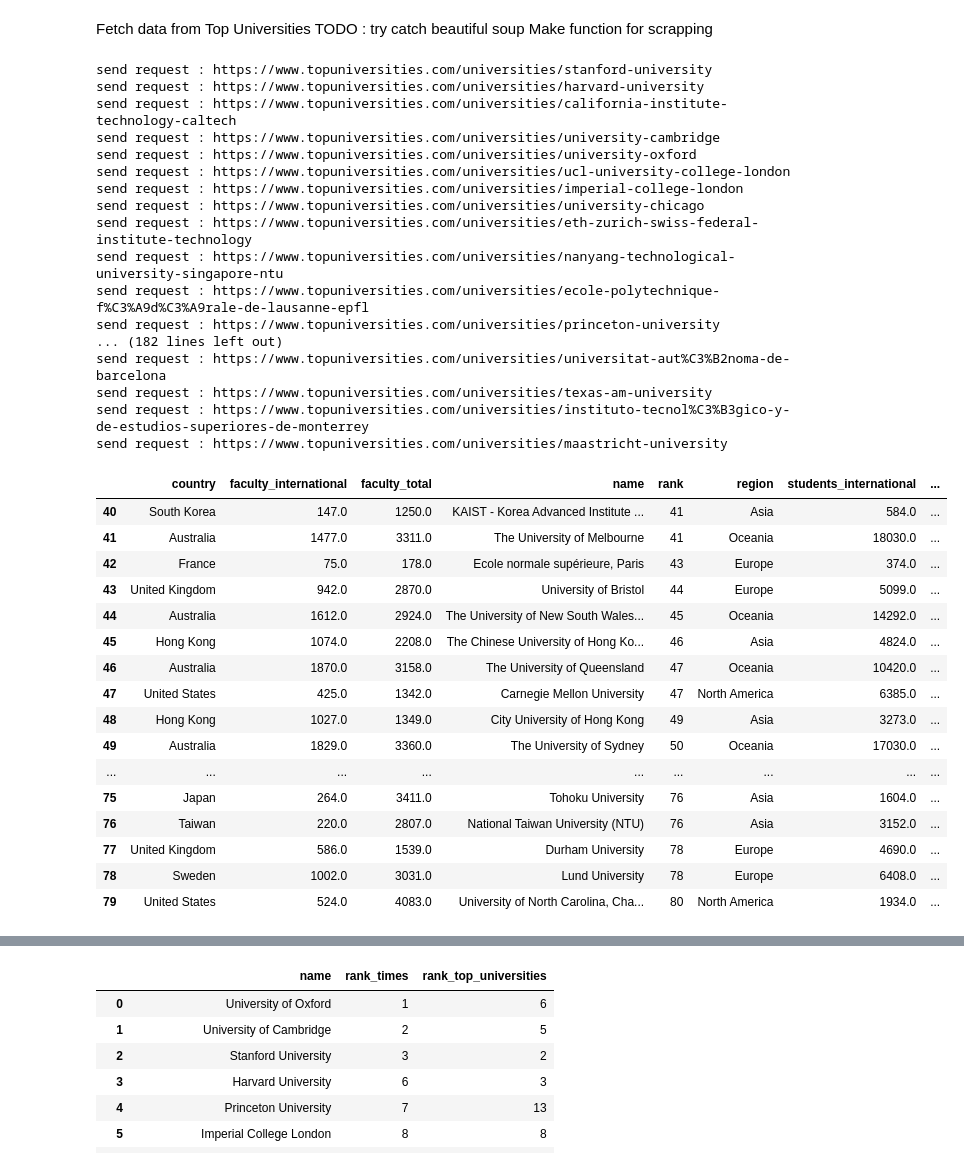
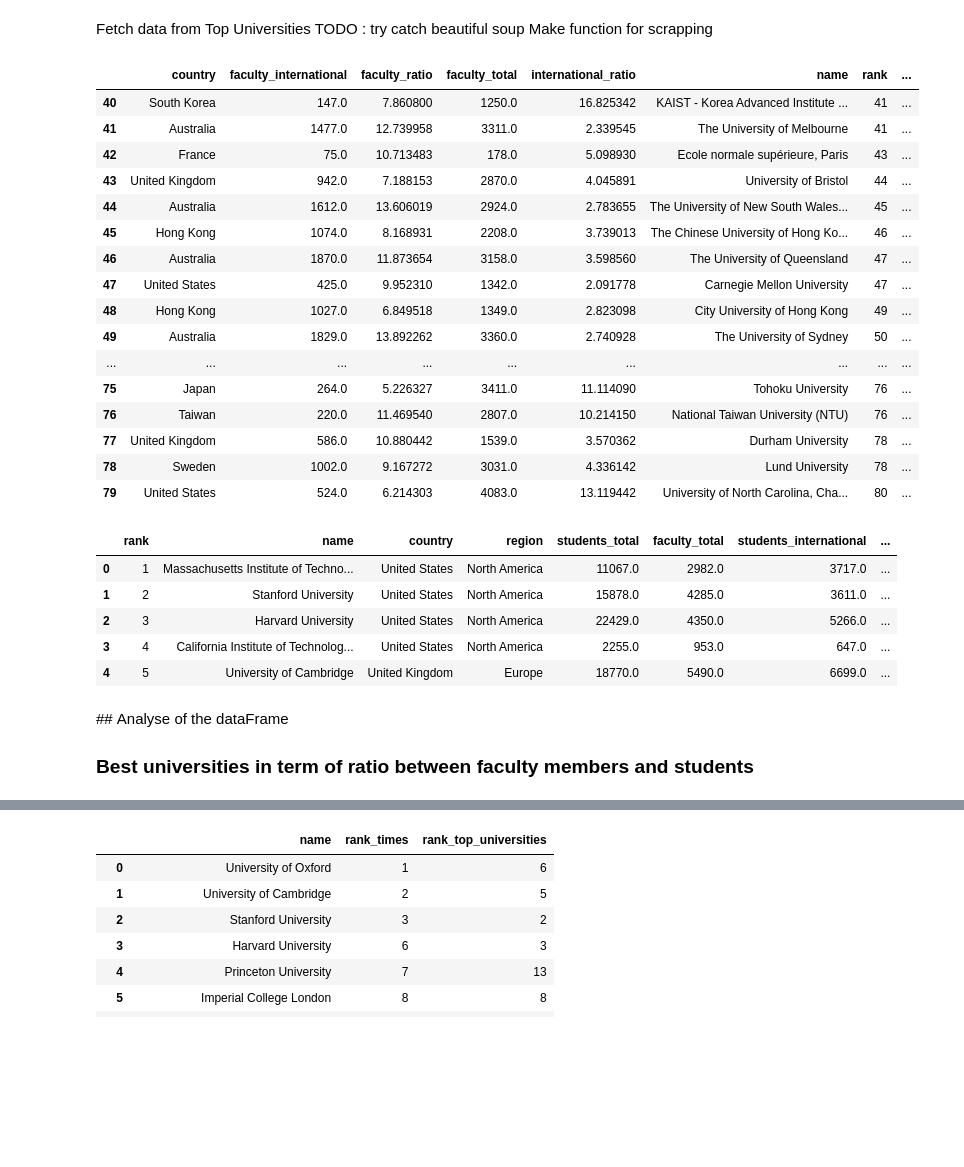
Before and after one commit to ImLemni/ada-epfl, a Jupyter notebook: 02-Data/homework2.ipynb, the cells around one changed output, grey strips where cells are left out. Cells and saved outputs as stored; diff of their text form; code cells hidden in the pictures; blank space fills up the shorter version.

```diff
--- a/02-Data/homework2.ipynb
+++ b/02-Data/homework2.ipynb
@@ -86,7 +89,7 @@ def read_percentage(raw_percentage):
 # %% [markdown]
 TODO : Describe data
 # %%
-def make_entry(name, rank, country, region, faculty_total, faculty_international, students_total, students_international, **extra_keys):
+def make_entry(name, rank, country, region, faculty_total, faculty_international, students_total, students_international,faculty_ratio,intern_ratio, **extra_keys):
     return {
         "name": name,
         "rank": rank,
@@ -96,6 +99,8 @@ def make_entry(name, rank, country, region, faculty_total, faculty_international
         "faculty_international": faculty_international,
         "students_total": students_total,
         "students_international": students_international,
+        "faculty_ratio":faculty_ratio,
+        "international_ratio":intern_ratio,
         **extra_keys
     }
 # %%
@@ -146,66 +151,66 @@ def read_top_universities_entry(raw_entry, html_details):
 
     students_international_str  = find_value_html("total inter",html_details)
     students_international = read_us_formatted_integer(students_international_str) if students_international_str is not None else None
-
-    return make_entry(name, rank, country, region, faculty_total, faculty_international, students_total, students_international)
+    faculty_ratio = students_total/faculty_total if students_total is not None and faculty_total is not None else None
+    intern_ratio = students_total/students_international if students_total is not None and students_international is not None else None
+    return make_entry(name, rank, country, region, faculty_total, faculty_international, students_total, students_international,faculty_ratio,intern_ratio)
 
 
 def get_top_universities_data(raw_ranking_data, max_rank):
     """
     Return the list of parsed enries (with details) of the top universities ranking.
     It may perform network requests.
     """
     for raw_entry in raw_ranking_data:
         entry = {}
 
         rank = read_rank(raw_entry["rank_display"])
         if (rank > max_rank):
             # Assume sorted raw ranks to break (instead of `continue`-ing)
             break
 
         details_reponse = cached_get_request(TOP_UNIVERSITIES_BASE_URL + raw_entry["url"])
         raw_details_data = BeautifulSoup(details_reponse.text, 'html.parser')
 
         yield read_top_universities_entry(raw_entry, raw_details_data)
 
 
 def get_top_universities_df(raw_ranking_data, max_rank):
     return pd.DataFrame([*get_top_universities_data(raw_ranking_data, max_rank)])
 
 top_universities_df = get_top_universities_df(raw_ranking_data, MAX_RANK)
 top_universities_df[40:80]
 # %% [output]
-send request : https://www.topuniversities.com/universities/stanford-university
-send request : https://www.topuniversities.com/universities/harvard-university
-send request : https://www.topuniversities.com/universities/california-institute-technology-caltech
-send request : https://www.topuniversities.com/universities/university-cambridge
-send request : https://www.topuniversities.com/universities/university-oxford
-send request : https://www.topuniversities.com/universities/ucl-university-college-london
-send request : https://www.topuniversities.com/universities/imperial-college-london
-send request : https://www.topuniversities.com/universities/university-chicago
-send request : https://www.topuniversities.com/universities/eth-zurich-swiss-federal-institute-technology
-send request : https://www.topuniversities.com/universities/nanyang-technological-university-singapore-ntu
-send request : https://www.topuniversities.com/universities/ecole-polytechnique-f%C3%A9d%C3%A9rale-de-lausanne-epfl
-send request : https://www.topuniversities.com/universities/princeton-university
-... (182 lines left out)
-send request : https://www.topuniversities.com/universities/universitat-aut%C3%B2noma-de-barcelona
-send request : https://www.topuniversities.com/universities/texas-am-university
-send request : https://www.topuniversities.com/universities/instituto-tecnol%C3%B3gico-y-de-estudios-superiores-de-monterrey
-send request : https://www.topuniversities.com/universities/maastricht-university
-|  | country | faculty_international | faculty_total | name | rank | region | students_international | ... |
-| 40 | South Korea | 147.0 | 1250.0 | KAIST - Korea Advanced Institute ... | 41 | Asia | 584.0 | ... |
-| 41 | Australia | 1477.0 | 3311.0 | The University of Melbourne | 41 | Oceania | 18030.0 | ... |
-| 42 | France | 75.0 | 178.0 | Ecole normale supérieure, Paris | 43 | Europe | 374.0 | ... |
-| 43 | United Kingdom | 942.0 | 2870.0 | University of Bristol | 44 | Europe | 5099.0 | ... |
-| 44 | Australia | 1612.0 | 2924.0 | The University of New South Wales... | 45 | Oceania | 14292.0 | ... |
-| 45 | Hong Kong | 1074.0 | 2208.0 | The Chinese University of Hong Ko... | 46 | Asia | 4824.0 | ... |
-| 46 | Australia | 1870.0 | 3158.0 | The University of Queensland | 47 | Oceania | 10420.0 | ... |
-| 47 | United States | 425.0 | 1342.0 | Carnegie Mellon University | 47 | North America | 6385.0 | ... |
-| 48 | Hong Kong | 1027.0 | 1349.0 | City University of Hong Kong | 49 | Asia | 3273.0 | ... |
-| 49 | Australia | 1829.0 | 3360.0 | The University of Sydney | 50 | Oceania | 17030.0 | ... |
+|  | country | faculty_international | faculty_ratio | faculty_total | international_ratio | name | rank | ... |
+| 40 | South Korea | 147.0 | 7.860800 | 1250.0 | 16.825342 | KAIST - Korea Advanced Institute ... | 41 | ... |
+| 41 | Australia | 1477.0 | 12.739958 | 3311.0 | 2.339545 | The University of Melbourne | 41 | ... |
+| 42 | France | 75.0 | 10.713483 | 178.0 | 5.098930 | Ecole normale supérieure, Paris | 43 | ... |
+| 43 | United Kingdom | 942.0 | 7.188153 | 2870.0 | 4.045891 | University of Bristol | 44 | ... |
+| 44 | Australia | 1612.0 | 13.606019 | 2924.0 | 2.783655 | The University of New South Wales... | 45 | ... |
+| 45 | Hong Kong | 1074.0 | 8.168931 | 2208.0 | 3.739013 | The Chinese University of Hong Ko... | 46 | ... |
+| 46 | Australia | 1870.0 | 11.873654 | 3158.0 | 3.598560 | The University of Queensland | 47 | ... |
+| 47 | United States | 425.0 | 9.952310 | 1342.0 | 2.091778 | Carnegie Mellon University | 47 | ... |
+| 48 | Hong Kong | 1027.0 | 6.849518 | 1349.0 | 2.823098 | City University of Hong Kong | 49 | ... |
+| 49 | Australia | 1829.0 | 13.892262 | 3360.0 | 2.740928 | The University of Sydney | 50 | ... |
 | ... | ... | ... | ... | ... | ... | ... | ... | ... |
-| 75 | Japan | 264.0 | 3411.0 | Tohoku University | 76 | Asia | 1604.0 | ... |
-| 76 | Taiwan | 220.0 | 2807.0 | National Taiwan University (NTU) | 76 | Asia | 3152.0 | ... |
-| 77 | United Kingdom | 586.0 | 1539.0 | Durham University | 78 | Europe | 4690.0 | ... |
-| 78 | Sweden | 1002.0 | 3031.0 | Lund University | 78 | Europe | 6408.0 | ... |
-| 79 | United States | 524.0 | 4083.0 | University of North Carolina, Cha... | 80 | North America | 1934.0 | ... |
+| 75 | Japan | 264.0 | 5.226327 | 3411.0 | 11.114090 | Tohoku University | 76 | ... |
+| 76 | Taiwan | 220.0 | 11.469540 | 2807.0 | 10.214150 | National Taiwan University (NTU) | 76 | ... |
+| 77 | United Kingdom | 586.0 | 10.880442 | 1539.0 | 3.570362 | Durham University | 78 | ... |
+| 78 | Sweden | 1002.0 | 9.167272 | 3031.0 | 4.336142 | Lund University | 78 | ... |
+| 79 | United States | 524.0 | 6.214303 | 4083.0 | 13.119442 | University of North Carolina, Cha... | 80 | ... |
+# %%
+# Reorder columns to be clear
+#top_universities_df.columns
+top_universities_df = top_universities_df[['rank', 'name', 'country', 'region', 'students_total','faculty_total','students_international','faculty_international','faculty_ratio','international_ratio']]
+top_universities_df.head()
+# %% [output]
+|  | rank | name | country | region | students_total | faculty_total | students_international | ... |
+| 0 | 1 | Massachusetts Institute of Techno... | United States | North America | 11067.0 | 2982.0 | 3717.0 | ... |
+| 1 | 2 | Stanford University | United States | North America | 15878.0 | 4285.0 | 3611.0 | ... |
+| 2 | 3 | Harvard University | United States | North America | 22429.0 | 4350.0 | 5266.0 | ... |
+| 3 | 4 | California Institute of Technolog... | United States | North America | 2255.0 | 953.0 | 647.0 | ... |
+| 4 | 5 | University of Cambridge | United Kingdom | Europe | 18770.0 | 5490.0 | 6699.0 | ... |
+# %% [markdown]
+## Analyse of the dataFrame
+
+### Best universities in term of ratio between faculty members and students
```
Also changed, not shown: parts of 45 cells of this notebook.
